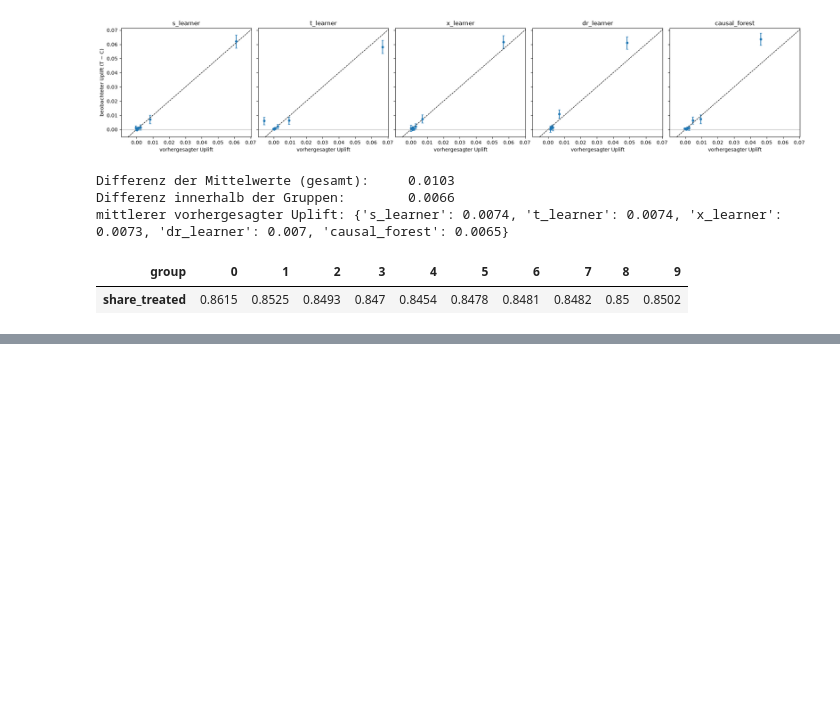
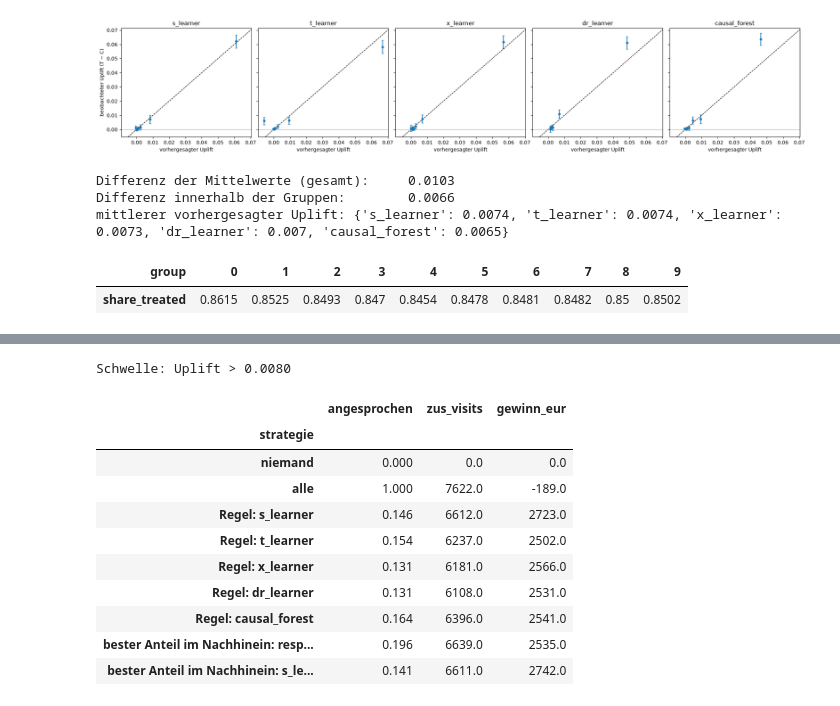
Before and after one commit to ZhengNetLab/uplift-modeling, a Jupyter notebook: notebooks/04_evaluation_policy.ipynb, the cells around one changed output, grey strips where cells are left out. Saved outputs shown, nothing was run; the diff lists cells and outputs as text; code cells hidden in the pictures; blank space fills up the shorter version.

```diff
--- a/notebooks/04_evaluation_policy.ipynb
+++ b/notebooks/04_evaluation_policy.ipynb
@@ -171,0 +223,41 @@ pd.concat(calib, names=["model", "group"]).to_csv("../reports/calibration.csv")
+# %%
+# Annahmen (frei gewählt, nur zur Illustration):
+VALUE_PER_VISIT = 0.50    # Wert eines zusätzlichen Visits in €
+COST_PER_USER = 0.004     # Kosten, einen Nutzer anzusprechen, in € (≈ 4 € pro 1.000 Nutzer)
+# Regel: ansprechen, wenn vorhergesagter Uplift × Wert > Kosten, also Uplift > Kosten / Wert
+THRESHOLD = COST_PER_USER / VALUE_PER_VISIT
+SCALE = 1e6 / N_TE        # Ergebnisse pro 1 Mio. Nutzer
+print(f"Schwelle: Uplift > {THRESHOLD:.4f}")
+
+def strategy(name, target):
+    inc = incremental_visits(y_te, w_te, e_te, target)
+    return {"strategie": name, "angesprochen": target.mean(),
+            "zus_visits": inc * SCALE,
+            "gewinn_eur": (VALUE_PER_VISIT * inc - COST_PER_USER * target.sum()) * SCALE}
+
+rows = [strategy("niemand", ~everyone), strategy("alle", everyone)]
+# Regelbasiert: nur möglich, wenn das Modell einen Uplift in absoluten Einheiten liefert
+for m in UPLIFT_MODELS:
+    rows.append(strategy(f"Regel: {m}", preds[m].to_numpy() > THRESHOLD))
+# Zum Vergleich: der beste feste Anteil, im Nachhinein auf dem Testset gewählt (zu optimistisch)
+for m in ["response", "s_learner"]:
+    c = curves[m]
+    profit = VALUE_PER_VISIT * c["incremental"] - COST_PER_USER * c["n_targeted"]
+    best = c.loc[profit.idxmax()]
+    rows.append({"strategie": f"bester Anteil im Nachhinein: {m}", "angesprochen": best["share"],
+                 "zus_visits": best["incremental"] * SCALE, "gewinn_eur": profit.max() * SCALE})
+policy = pd.DataFrame(rows).set_index("strategie")
+policy.round({"angesprochen": 3, "zus_visits": 0, "gewinn_eur": 0})
+# %% [output]
+Schwelle: Uplift > 0.0080
+|  | angesprochen | zus_visits | gewinn_eur |
+| strategie |  |  |  |
+| niemand | 0.000 | 0.0 | 0.0 |
+| alle | 1.000 | 7622.0 | -189.0 |
+| Regel: s_learner | 0.146 | 6612.0 | 2723.0 |
+| Regel: t_learner | 0.154 | 6237.0 | 2502.0 |
+| Regel: x_learner | 0.131 | 6181.0 | 2566.0 |
+| Regel: dr_learner | 0.131 | 6108.0 | 2531.0 |
+| Regel: causal_forest | 0.164 | 6396.0 | 2541.0 |
+| bester Anteil im Nachhinein: resp... | 0.196 | 6639.0 | 2535.0 |
+| bester Anteil im Nachhinein: s_le... | 0.141 | 6611.0 | 2742.0 |
```
Also changed, not shown: parts of 6 cells of this notebook, 16 other files.
